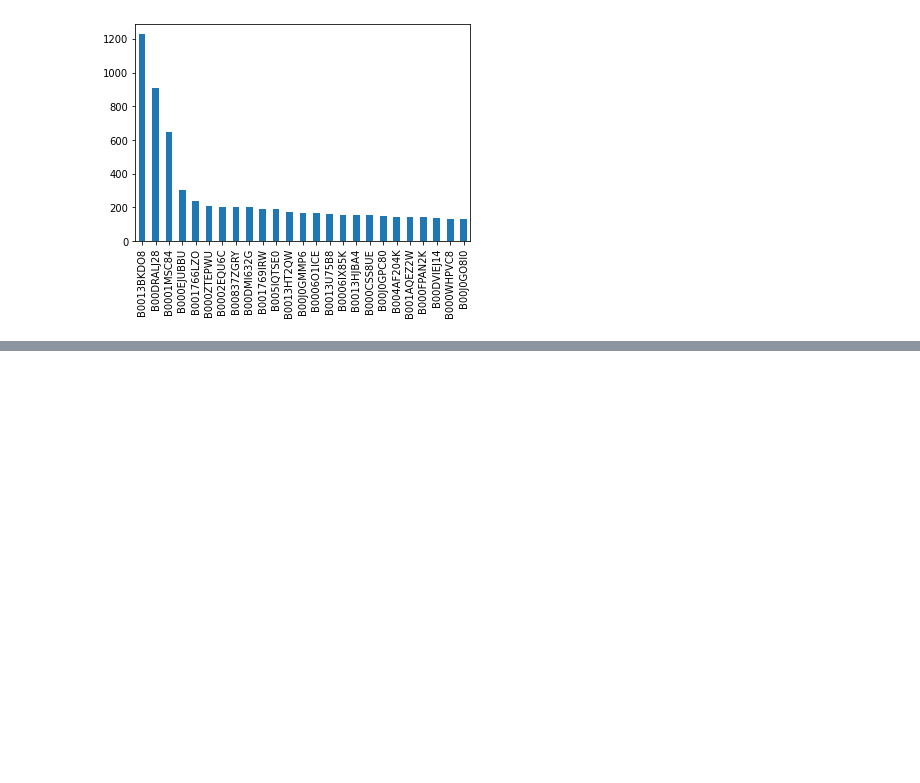
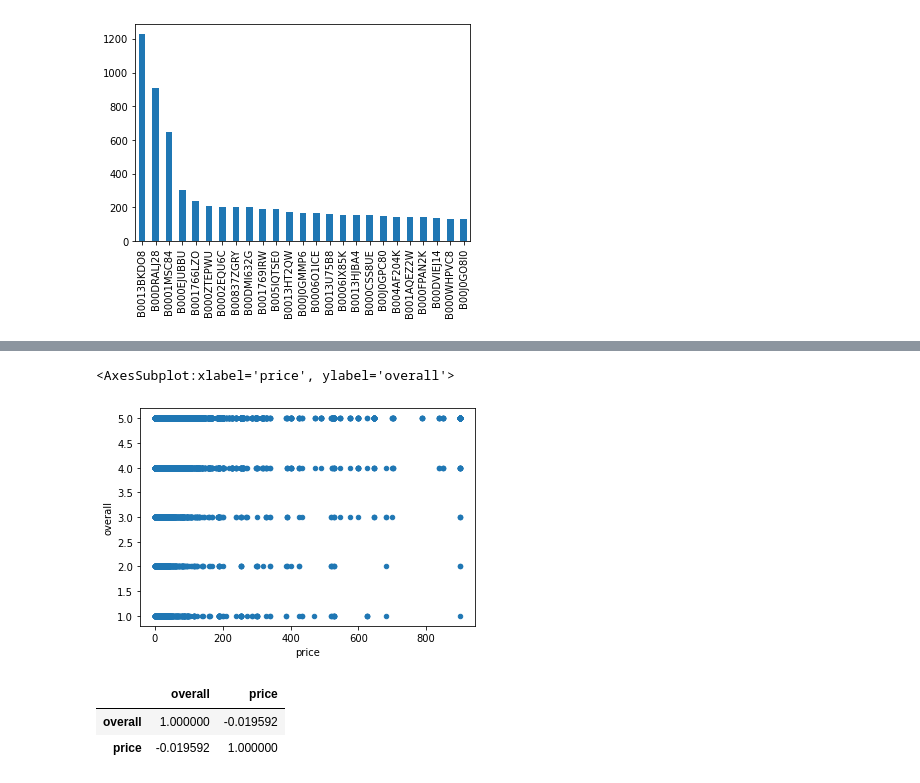
Before and after one commit to parkererickson/nlp8980-final-project, a Jupyter notebook: eda.ipynb, the cells around one changed output, grey strips where cells are left out. Saved outputs shown, nothing was run; the diff lists cells and outputs as text; code cells hidden in the pictures; blank space fills up the shorter version.

```diff
--- a/eda.ipynb
+++ b/eda.ipynb
@@ -51,0 +55,5 @@ ASIN: B001766LZO
+# %%
+meta = []
+data = open("./data/meta_Industrial_and_Scientific.json")
+for line in data.readlines():
+    meta.append(json.loads(line))
@@ -51,0 +64,2 @@ ASIN: B001766LZO
+# %%
+meta_df = pd.DataFrame(meta)
@@ -51,0 +75,13 @@ ASIN: B001766LZO
+# %%
+import numpy as np
+def convert_to_float(x):
+    try:
+        return float(x.strip("$"))
+    except:
+        return np.NaN
+
+price_df = meta_df[["asin", "price"]]
+price_df["price"].replace('', np.NaN, inplace=True)
+price_df = price_df.dropna()
+price_df["price"] = price_df["price"].apply(lambda x: convert_to_float(x))
+price_df = price_df.dropna()
@@ -51,0 +107,3 @@ ASIN: B001766LZO
+# %%
+price_review_df = pd.merge(df, price_df, how="inner", on="asin")[["overall", "price"]]
+price_review_df.head()
@@ -51,0 +129,11 @@ ASIN: B001766LZO
+# %%
+price_review_df.plot.scatter(x="price", y="overall")
+# %% [output]
+<AxesSubplot:xlabel='price', ylabel='overall'>
+[figure, added]
+# %%
+price_review_df.corr()
+# %% [output]
+|  | overall | price |
+| overall | 1.000000 | -0.019592 |
+| price | -0.019592 | 1.000000 |
```
Also changed, not shown: parts of 9 cells of this notebook, 4 other files.
